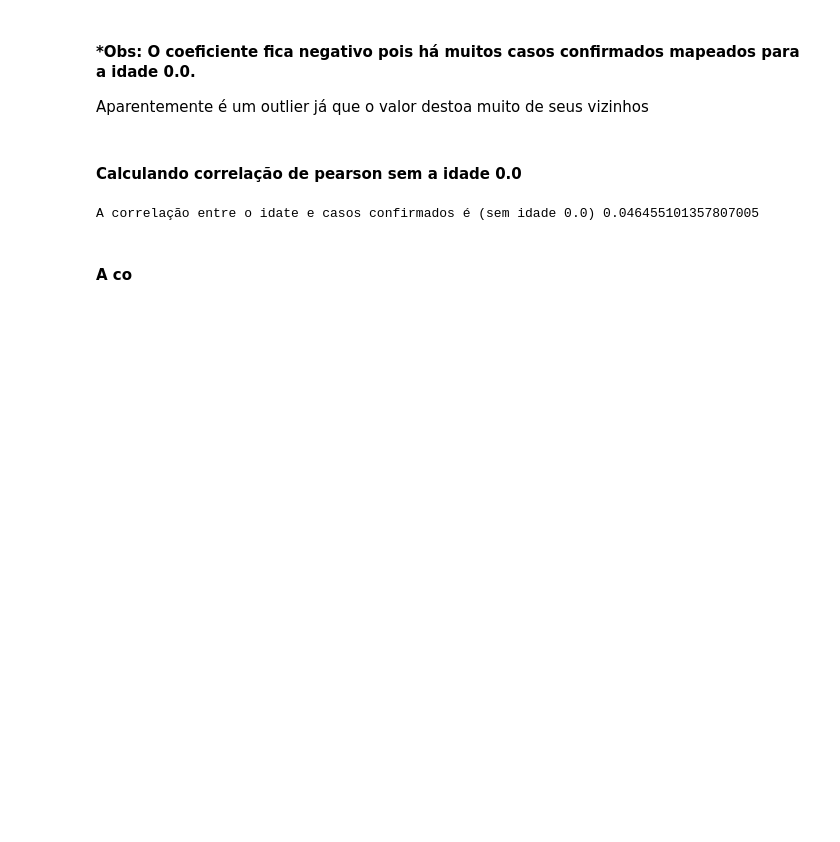
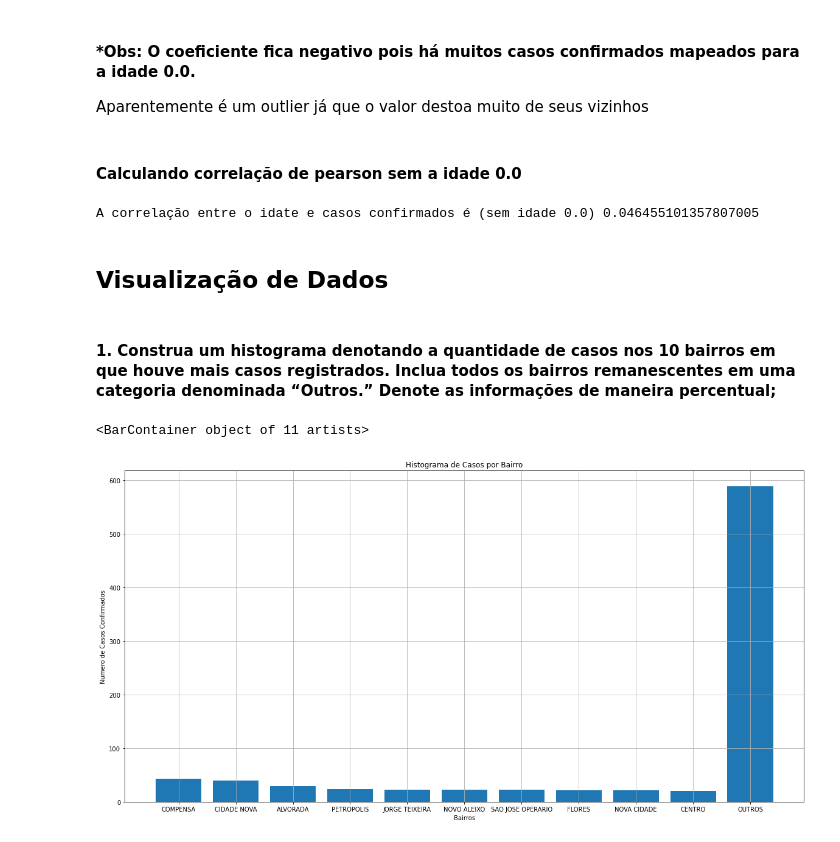
Before and after one commit to cetdo/redesneurais1, a Jupyter notebook: Analise.ipynb, the cells around one changed output. Cells and saved outputs as stored; diff of their text form; code cells hidden in the pictures; blank space fills up the shorter version.

Commit message:
creating-graphics: question 1
Histogram with the top 10 districts in COVID19 confirmed cases

```diff
--- a/Analise.ipynb
+++ b/Analise.ipynb
@@ -190,5 +191,29 @@ corr = age_conf_df.Idade.corr(age_conf_df.Confirmados, method = 'pearson')
 print("A correlação entre o idate e casos confirmados é (sem idade 0.0)", corr)
 # %% [output]
 A correlação entre o idate e casos confirmados é (sem idade 0.0) 0.046455101357807005
-# %% [markdown]
-#### A co
+# %% [markdown]
+## Visualização de Dados
+# %% [markdown]
+#### 1. Construa um histograma denotando a quantidade de casos nos 10 bairros em que houve mais casos registrados. Inclua todos os bairros remanescentes em uma categoria denominada “Outros.” Denote as informações de maneira percentual;
+# %%
+confirmed = data_clean.where(data_clean['_classificacao']== 'Confirmado')
+total = len(confirmed)
+districts = confirmed['_bairro'].value_counts()[:10].index.tolist()
+district_cases = []
+aux = 0
+for district in districts:
+    district_cases.append(len(confirmed.where(confirmed['_bairro'] == district).dropna()))
+    aux += len(confirmed.where(confirmed['_bairro'] == district).dropna())
+
+districts.append('OUTROS')
+district_cases.append(total - aux)
+
+plt.figure(figsize = (20, 10))
+plt.title('Histograma de Casos por Bairro')
+plt.xlabel('Bairros')
+plt.ylabel('Numero de Casos Confirmados')
+plt.grid(True)
+plt.bar(districts, district_cases)
+# %% [output]
+<BarContainer object of 11 artists>
+[figure, added]
```
Also changed, not shown: parts of 5 cells of this notebook.
